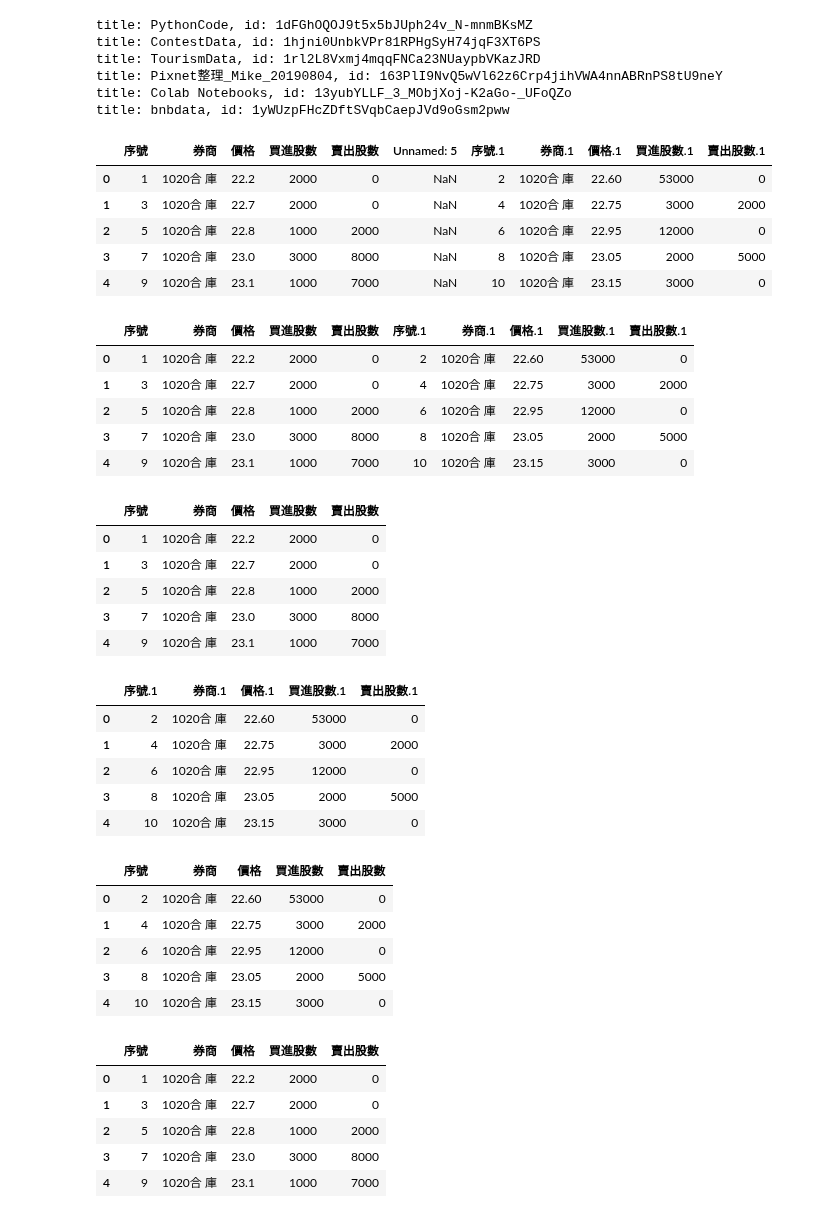
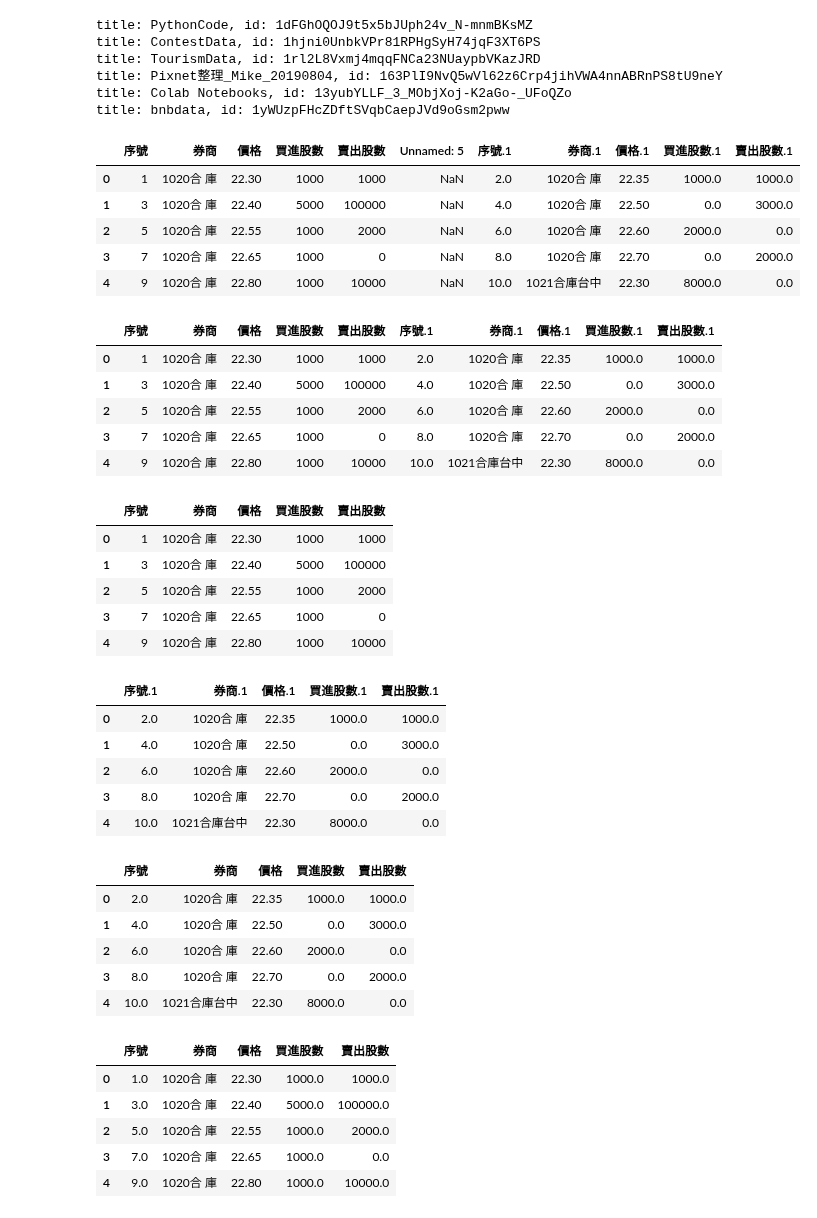
Before and after one commit to cwcheng0/practicepython, a Jupyter notebook: TaiwanStockCount.ipynb, the cells around one changed output. Cells and saved outputs as stored; diff of their text form; code cells hidden in the pictures.

```diff
--- a/TaiwanStockCount.ipynb
+++ b/TaiwanStockCount.ipynb
@@ -50,31 +50,31 @@ title: bnbdata, id: 1yWUzpFHcZDftSVqbCaepJVd9oGsm2pww
 # %%
 # Check first 5 rows in a file
 # from tabula import
-df = pd.read_csv(r'/content/gdrive/My Drive/ContestData/FinanceData/2353_20200810.csv',encoding='utf-8')
+df = pd.read_csv(r'/content/gdrive/My Drive/ContestData/FinanceData/2353_20200811.csv',encoding='utf-8')
 
 # delete first 2 rows
 # df.drop(1,0,inplace=True)
 # df.drop(1,0,inplace=True)
 
 df.head()
 # %% [output]
 |  | 序號 | 券商 | 價格 | 買進股數 | 賣出股數 | Unnamed: 5 | 序號.1 | 券商.1 | 價格.1 | 買進股數.1 | 賣出股數.1 |
-| 0 | 1 | 1020合 庫 | 22.2 | 2000 | 0 | NaN | 2 | 1020合 庫 | 22.60 | 53000 | 0 |
-| 1 | 3 | 1020合 庫 | 22.7 | 2000 | 0 | NaN | 4 | 1020合 庫 | 22.75 | 3000 | 2000 |
-| 2 | 5 | 1020合 庫 | 22.8 | 1000 | 2000 | NaN | 6 | 1020合 庫 | 22.95 | 12000 | 0 |
-| 3 | 7 | 1020合 庫 | 23.0 | 3000 | 8000 | NaN | 8 | 1020合 庫 | 23.05 | 2000 | 5000 |
-| 4 | 9 | 1020合 庫 | 23.1 | 1000 | 7000 | NaN | 10 | 1020合 庫 | 23.15 | 3000 | 0 |
+| 0 | 1 | 1020合 庫 | 22.30 | 1000 | 1000 | NaN | 2.0 | 1020合 庫 | 22.35 | 1000.0 | 1000.0 |
+| 1 | 3 | 1020合 庫 | 22.40 | 5000 | 100000 | NaN | 4.0 | 1020合 庫 | 22.50 | 0.0 | 3000.0 |
+| 2 | 5 | 1020合 庫 | 22.55 | 1000 | 2000 | NaN | 6.0 | 1020合 庫 | 22.60 | 2000.0 | 0.0 |
+| 3 | 7 | 1020合 庫 | 22.65 | 1000 | 0 | NaN | 8.0 | 1020合 庫 | 22.70 | 0.0 | 2000.0 |
+| 4 | 9 | 1020合 庫 | 22.80 | 1000 | 10000 | NaN | 10.0 | 1021合庫台中 | 22.30 | 8000.0 | 0.0 |
 # %%
 # Drop some columns
 df = df.drop(df.columns[[5]], axis=1)
 df.head()
 # %% [output]
 |  | 序號 | 券商 | 價格 | 買進股數 | 賣出股數 | 序號.1 | 券商.1 | 價格.1 | 買進股數.1 | 賣出股數.1 |
-| 0 | 1 | 1020合 庫 | 22.2 | 2000 | 0 | 2 | 1020合 庫 | 22.60 | 53000 | 0 |
-| 1 | 3 | 1020合 庫 | 22.7 | 2000 | 0 | 4 | 1020合 庫 | 22.75 | 3000 | 2000 |
-| 2 | 5 | 1020合 庫 | 22.8 | 1000 | 2000 | 6 | 1020合 庫 | 22.95 | 12000 | 0 |
-| 3 | 7 | 1020合 庫 | 23.0 | 3000 | 8000 | 8 | 1020合 庫 | 23.05 | 2000 | 5000 |
-| 4 | 9 | 1020合 庫 | 23.1 | 1000 | 7000 | 10 | 1020合 庫 | 23.15 | 3000 | 0 |
+| 0 | 1 | 1020合 庫 | 22.30 | 1000 | 1000 | 2.0 | 1020合 庫 | 22.35 | 1000.0 | 1000.0 |
+| 1 | 3 | 1020合 庫 | 22.40 | 5000 | 100000 | 4.0 | 1020合 庫 | 22.50 | 0.0 | 3000.0 |
+| 2 | 5 | 1020合 庫 | 22.55 | 1000 | 2000 | 6.0 | 1020合 庫 | 22.60 | 2000.0 | 0.0 |
+| 3 | 7 | 1020合 庫 | 22.65 | 1000 | 0 | 8.0 | 1020合 庫 | 22.70 | 0.0 | 2000.0 |
+| 4 | 9 | 1020合 庫 | 22.80 | 1000 | 10000 | 10.0 | 1021合庫台中 | 22.30 | 8000.0 | 0.0 |
 # %%
 # Split fields
 # Copy files
@@ -84,44 +84,44 @@ df1 = df1.drop(df.columns[[5,6,7,8,9]], axis=1)
 df1.head()
 # %% [output]
 |  | 序號 | 券商 | 價格 | 買進股數 | 賣出股數 |
-| 0 | 1 | 1020合 庫 | 22.2 | 2000 | 0 |
-| 1 | 3 | 1020合 庫 | 22.7 | 2000 | 0 |
-| 2 | 5 | 1020合 庫 | 22.8 | 1000 | 2000 |
-| 3 | 7 | 1020合 庫 | 23.0 | 3000 | 8000 |
-| 4 | 9 | 1020合 庫 | 23.1 | 1000 | 7000 |
+| 0 | 1 | 1020合 庫 | 22.30 | 1000 | 1000 |
+| 1 | 3 | 1020合 庫 | 22.40 | 5000 | 100000 |
+| 2 | 5 | 1020合 庫 | 22.55 | 1000 | 2000 |
+| 3 | 7 | 1020合 庫 | 22.65 | 1000 | 0 |
+| 4 | 9 | 1020合 庫 | 22.80 | 1000 | 10000 |
 # %%
 # Do it again
 df2 = df2.drop(df2.columns[[0,1,2,3,4]], axis=1)
 df2.head()
 # %% [output]
 |  | 序號.1 | 券商.1 | 價格.1 | 買進股數.1 | 賣出股數.1 |
-| 0 | 2 | 1020合 庫 | 22.60 | 53000 | 0 |
-| 1 | 4 | 1020合 庫 | 22.75 | 3000 | 2000 |
-| 2 | 6 | 1020合 庫 | 22.95 | 12000 | 0 |
-| 3 | 8 | 1020合 庫 | 23.05 | 2000 | 5000 |
-| 4 | 10 | 1020合 庫 | 23.15 | 3000 | 0 |
+| 0 | 2.0 | 1020合 庫 | 22.35 | 1000.0 | 1000.0 |
+| 1 | 4.0 | 1020合 庫 | 22.50 | 0.0 | 3000.0 |
+| 2 | 6.0 | 1020合 庫 | 22.60 | 2000.0 | 0.0 |
+| 3 | 8.0 | 1020合 庫 | 22.70 | 0.0 | 2000.0 |
+| 4 | 10.0 | 1021合庫台中 | 22.30 | 8000.0 | 0.0 |
 # %%
 # Change column names
 df2.columns = ['序號', '券商', '價格', '買進股數', '賣出股數']
 df2.head()
 # %% [output]
 |  | 序號 | 券商 | 價格 | 買進股數 | 賣出股數 |
-| 0 | 2 | 1020合 庫 | 22.60 | 53000 | 0 |
-| 1 | 4 | 1020合 庫 | 22.75 | 3000 | 2000 |
-| 2 | 6 | 1020合 庫 | 22.95 | 12000 | 0 |
-| 3 | 8 | 1020合 庫 | 23.05 | 2000 | 5000 |
-| 4 | 10 | 1020合 庫 | 23.15 | 3000 | 0 |
+| 0 | 2.0 | 1020合 庫 | 22.35 | 1000.0 | 1000.0 |
+| 1 | 4.0 | 1020合 庫 | 22.50 | 0.0 | 3000.0 |
+| 2 | 6.0 | 1020合 庫 | 22.60 | 2000.0 | 0.0 |
+| 3 | 8.0 | 1020合 庫 | 22.70 | 0.0 | 2000.0 |
+| 4 | 10.0 | 1021合庫台中 | 22.30 | 8000.0 | 0.0 |
 # %%
 # join columns
 df3 = pd.concat([df1, df2])
 df3.head()
 # %% [output]
 |  | 序號 | 券商 | 價格 | 買進股數 | 賣出股數 |
-| 0 | 1 | 1020合 庫 | 22.2 | 2000 | 0 |
-| 1 | 3 | 1020合 庫 | 22.7 | 2000 | 0 |
-| 2 | 5 | 1020合 庫 | 22.8 | 1000 | 2000 |
-| 3 | 7 | 1020合 庫 | 23.0 | 3000 | 8000 |
-| 4 | 9 | 1020合 庫 | 23.1 | 1000 | 7000 |
+| 0 | 1.0 | 1020合 庫 | 22.30 | 1000.0 | 1000.0 |
+| 1 | 3.0 | 1020合 庫 | 22.40 | 5000.0 | 100000.0 |
+| 2 | 5.0 | 1020合 庫 | 22.55 | 1000.0 | 2000.0 |
+| 3 | 7.0 | 1020合 庫 | 22.65 | 1000.0 | 0.0 |
+| 4 | 9.0 | 1020合 庫 | 22.80 | 1000.0 | 10000.0 |
 # %%
 # tail
 df3.tail()
```
Also changed, not shown: parts of 9 cells of this notebook.
